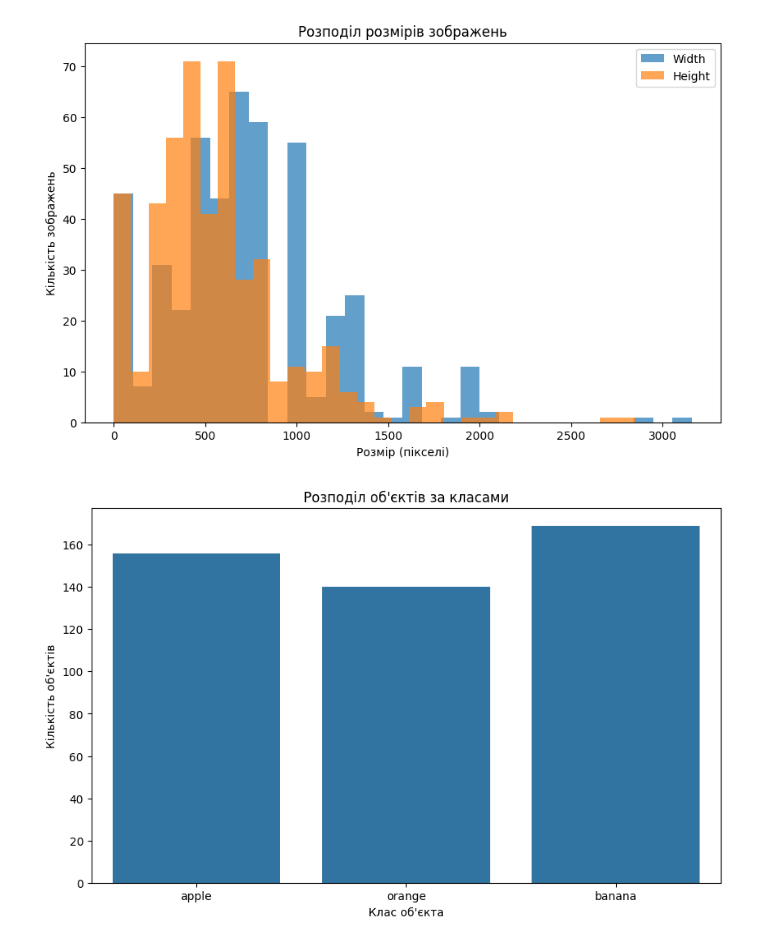
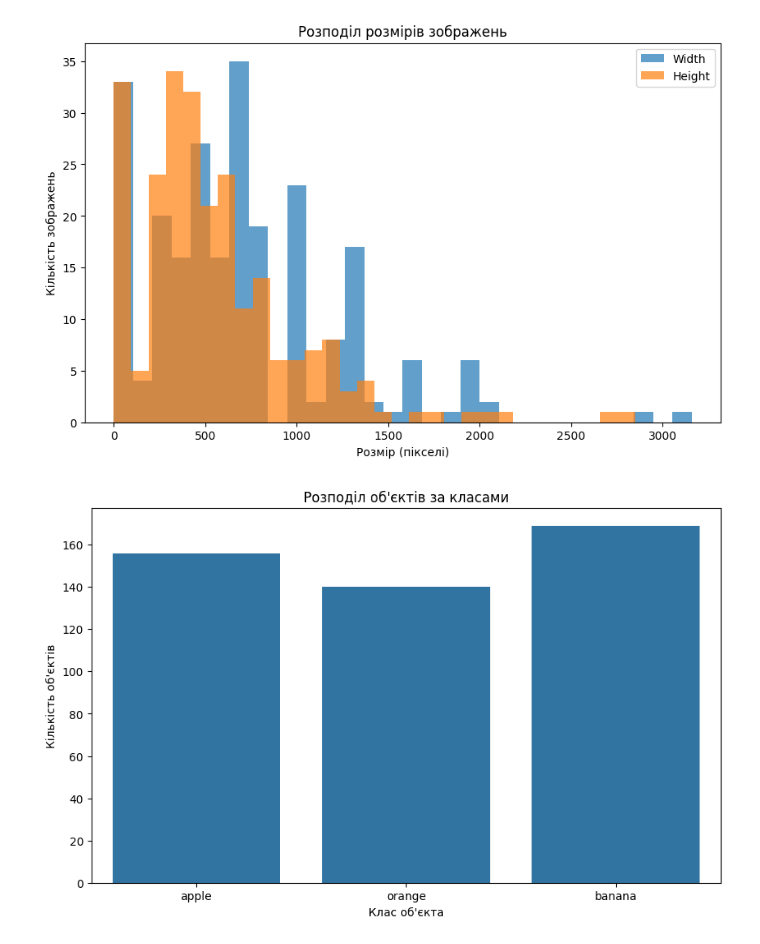
Before and after one commit to mar4enkom/neural-networks-lab, a Jupyter notebook: EDA.ipynb, the cells around one changed output. Saved outputs shown, nothing was run; the diff lists cells and outputs as text; code cells hidden in the pictures.

```diff
--- a/EDA.ipynb
+++ b/EDA.ipynb
@@ -19,4 +20,10 @@ data = {
     'xmax': [],
     'ymax': []
 }
+
+image_files = {
+    'filename': [],
+    'width': [],
+    'height': [],
+}
 # %%
@@ -52,3 +91,3 @@ for file in os.listdir(dataset_folder):
 # %%
 df = pd.DataFrame(data)
-df['height']
+image_files_df = pd.DataFrame(image_files)
@@ -68,14 +94,14 @@ Name: height, Length: 465, dtype: int64
 # %%
 plt.figure(figsize=(10, 6))
-plt.hist(df['width'], bins=30, alpha=0.7, label='Width')
-plt.hist(df['height'], bins=30, alpha=0.7, label='Height')
+plt.hist(image_files_df['width'], bins=30, alpha=0.7, label='Width')
+plt.hist(image_files_df['height'], bins=30, alpha=0.7, label='Height')
 plt.xlabel('Розмір (пікселі)')
 plt.ylabel('Кількість зображень')
 plt.title('Розподіл розмірів зображень')
 plt.legend()
 plt.show()
 # %% [output]
-[figure, old version]
+[figure, new version]
 # %%
 plt.figure(figsize=(10, 6))
 sns.countplot(x='class', data=df)
```
Also changed, not shown: parts of 8 cells of this notebook.
